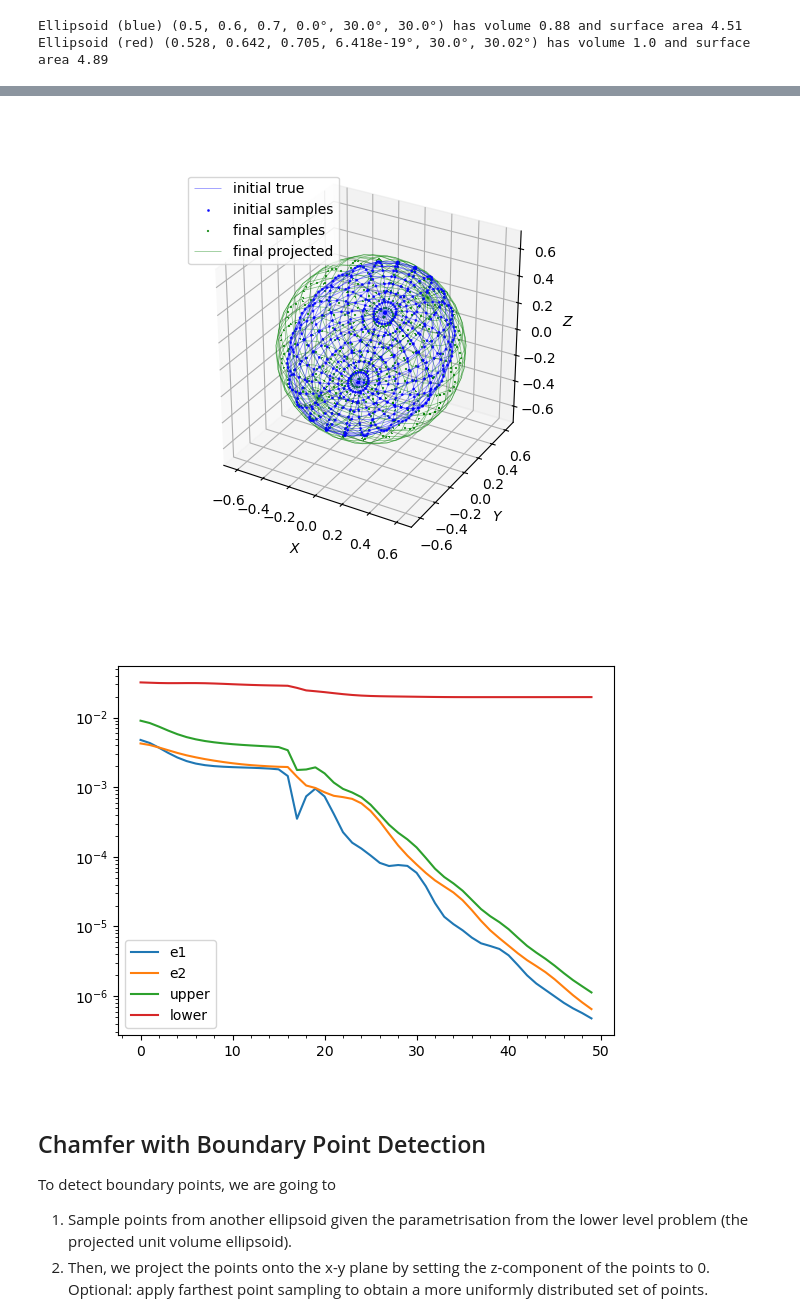
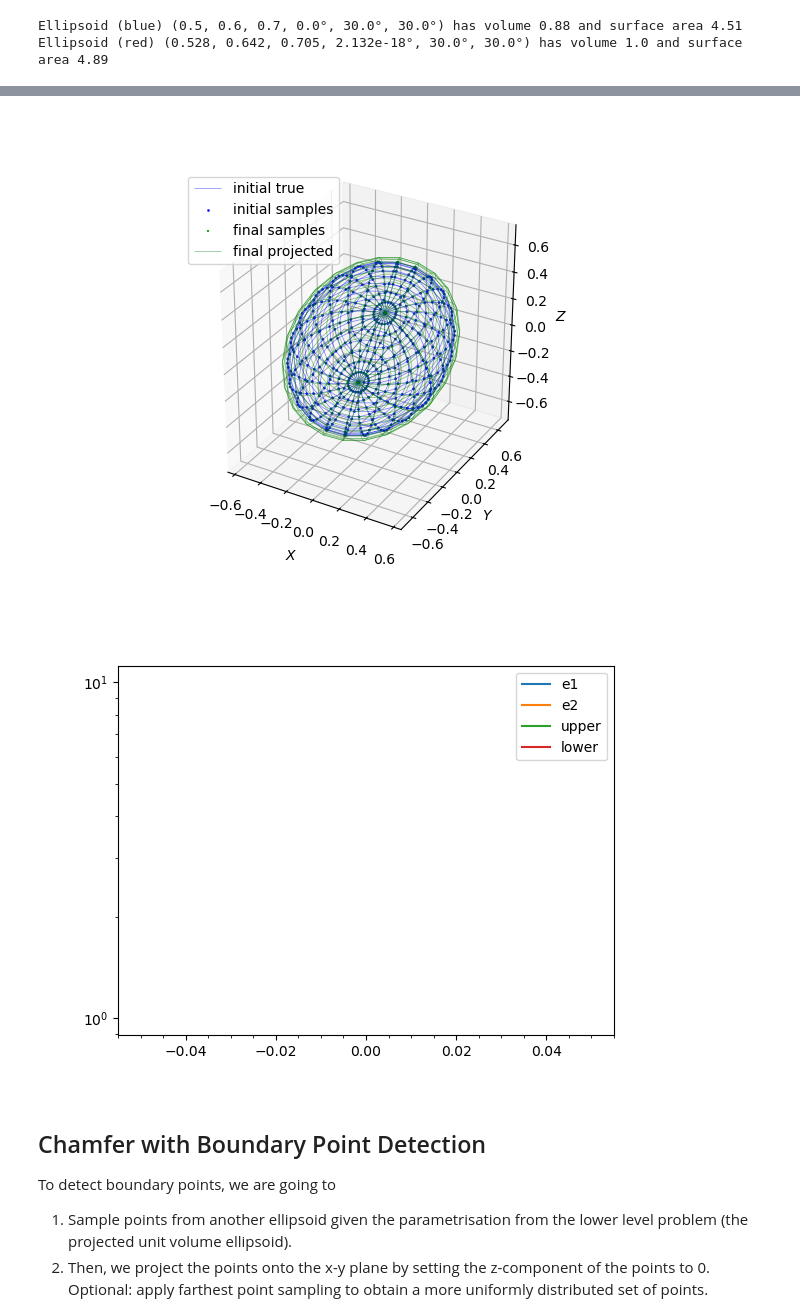
Before and after one commit to jeffreybliang/honours, a Jupyter notebook: src/notebooks/3dChamferExternal.ipynb, the cells around one changed output, grey strips where cells are left out. Saved outputs shown, nothing was run; the diff lists cells and outputs as text; code cells hidden in the pictures.

```diff
--- a/src/notebooks/3dChamferExternal.ipynb
+++ b/src/notebooks/3dChamferExternal.ipynb
@@ -361,6 +361,7 @@ class EllipsoidConstrainedProjectionNode(EqConstDeclarativeNode):
             if not res.success:
                 print("SOLVE failed:", res.message)
             results[batch_number] = torch.tensor(res.x, dtype=torch.double, requires_grad=True)
+            print("results.requires_grad", results.requires_grad)
         return results, None
 
 
@@ -376,7 +377,6 @@ def outer_problem(n_pts, data, views, original_params, loss_func, n_iters=20, lr
     x_init.requires_grad = True
     y_init, _ = node.solve(x_init)
     y_init = EllipseConstrainedProjectionFunction.apply(node, x_init)
-    print("yinit", len(y_init))
     loss_vals = {f"e{i+1}": [] for i in range(len(views[1]))}
     loss_vals.update({
         "upper": [],
@@ -394,7 +394,7 @@ def outer_problem(n_pts, data, views, original_params, loss_func, n_iters=20, lr
         torch_opt.zero_grad(set_to_none=True)
         y = EllipseConstrainedProjectionFunction.apply(node, x)
         history.append(y.detach().clone())
-        if True:
+        if False:
             # u,l = fit_ellipsoid(x.view(n_batches, 3, -1), method=method, with_jac=with_jac, u_prev=u_prev)
             # loss_vals["lower"].append(l[0])
             a_hat = (y[:,0].item())
@@ -620,8 +607,8 @@ nu = 1.0e-4
 p = 1.6075
 
 m, data, u = inner_problem((a,b,c), (yaw,pitch,roll), sqrt_m, nu, p, method="default", with_jac=False)
-u = outer_problem(m, data, views=views, original_params=u_original, loss_func=PyTorchChamferLoss, n_iters=50, with_jac=False, lr=3, moment=0.7, method="default")
+u = outer_problem(m, data, views=views, original_params=u_original, loss_func=PyTorchChamferLoss, n_iters=0, with_jac=False, lr=3, moment=0.7, method="default")
 # %% [output]
 Ellipsoid (blue) (0.5, 0.6, 0.7, 0.0°, 30.0°, 30.0°) has volume 0.88 and surface area 4.51
-Ellipsoid (red) (0.528, 0.642, 0.705, 6.418e-19°, 30.0°, 30.02°) has volume 1.0 and surface area 4.89
+Ellipsoid (red) (0.528, 0.642, 0.705, 2.132e-18°, 30.0°, 30.0°) has volume 1.0 and surface area 4.89
 [figure]
@@ -645,5 +619,5 @@ Final ellipsoid (0.622076, 0.61778, 0.621204, 85.41, 7.536, 39.17) has volume 1.
-[figure, old version]
+[figure, new version]
-[figure, old version]
+[figure, new version]
 # %% [markdown]
 ## Chamfer with Boundary Point Detection
 
```
Also changed, not shown: parts of 5 cells of this notebook, 4 other files.
